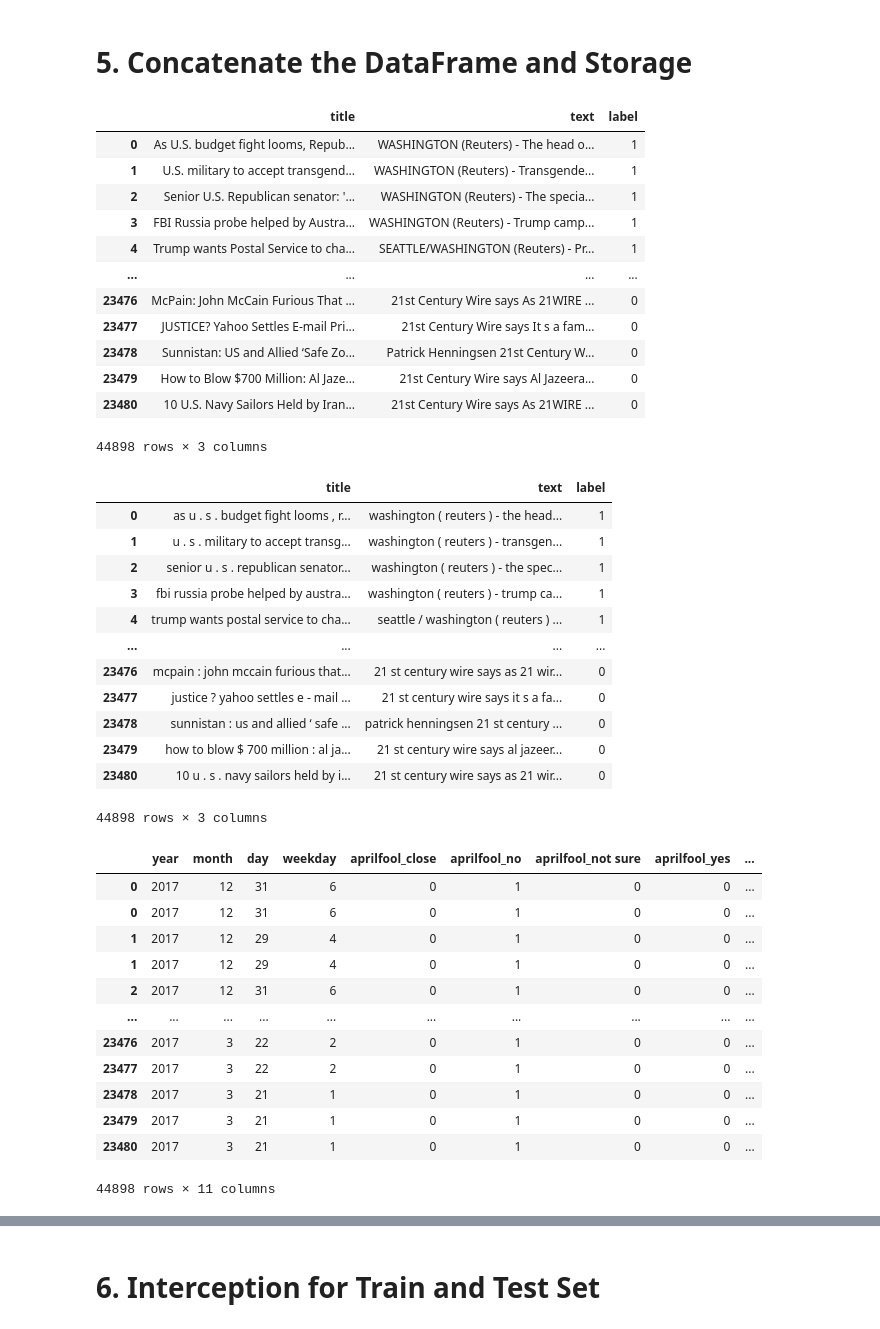
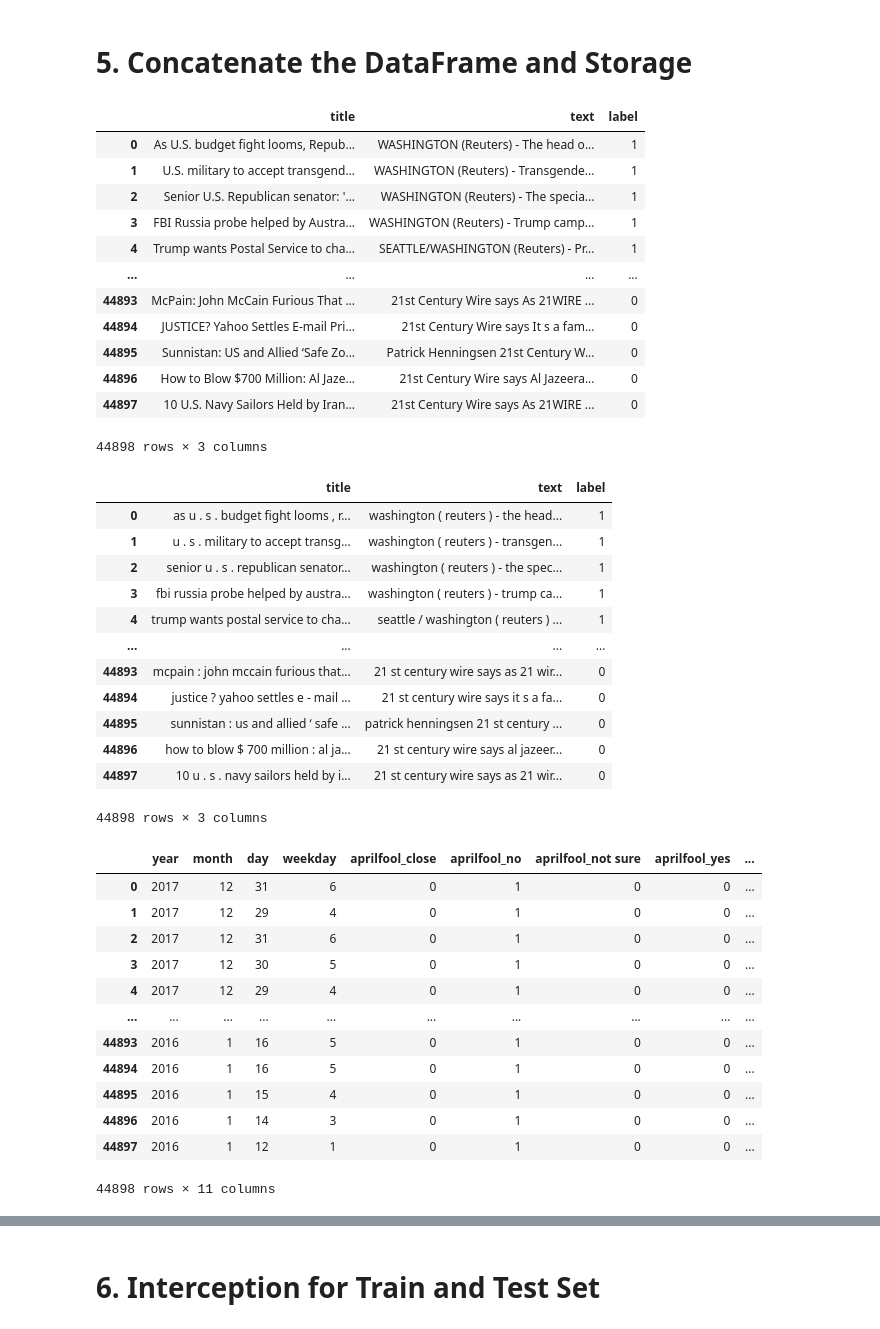
Before and after one commit to james4workspace/FakeNewsDetector, a Jupyter notebook: Step1_Preprocessing.ipynb, the cells around one changed output, grey strips where cells are left out. Saved outputs shown, nothing was run; the diff lists cells and outputs as text; code cells hidden in the pictures.

```diff
--- a/Step1_Preprocessing.ipynb
+++ b/Step1_Preprocessing.ipynb
@@ -57,3 +73,7 @@ df_all = pd.concat([df_true,df_fake])
+# %%
+# reset index
+df_all = df_all.reset_index()
+df_all = df_all.drop(columns=['index'])
 # %%
 df_all
 # %% [output]
@@ -412,11 +432,11 @@ df_all
 | 3 | FBI Russia probe helped by Austra... | WASHINGTON (Reuters) - Trump camp... | 1 |
 | 4 | Trump wants Postal Service to cha... | SEATTLE/WASHINGTON (Reuters) - Pr... | 1 |
 | ... | ... | ... | ... |
-| 23476 | McPain: John McCain Furious That ... | 21st Century Wire says As 21WIRE ... | 0 |
-| 23477 | JUSTICE? Yahoo Settles E-mail Pri... | 21st Century Wire says It s a fam... | 0 |
-| 23478 | Sunnistan: US and Allied ‘Safe Zo... | Patrick Henningsen 21st Century W... | 0 |
-| 23479 | How to Blow $700 Million: Al Jaze... | 21st Century Wire says Al Jazeera... | 0 |
-| 23480 | 10 U.S. Navy Sailors Held by Iran... | 21st Century Wire says As 21WIRE ... | 0 |
+| 44893 | McPain: John McCain Furious That ... | 21st Century Wire says As 21WIRE ... | 0 |
+| 44894 | JUSTICE? Yahoo Settles E-mail Pri... | 21st Century Wire says It s a fam... | 0 |
+| 44895 | Sunnistan: US and Allied ‘Safe Zo... | Patrick Henningsen 21st Century W... | 0 |
+| 44896 | How to Blow $700 Million: Al Jaze... | 21st Century Wire says Al Jazeera... | 0 |
+| 44897 | 10 U.S. Navy Sailors Held by Iran... | 21st Century Wire says As 21WIRE ... | 0 |
 44898 rows × 3 columns
 # %%
 df_all['title'] = array_title2
@@ -431,28 +451,28 @@ df_all
 | 3 | fbi russia probe helped by austra... | washington ( reuters ) - trump ca... | 1 |
 | 4 | trump wants postal service to cha... | seattle / washington ( reuters ) ... | 1 |
 | ... | ... | ... | ... |
-| 23476 | mcpain : john mccain furious that... | 21 st century wire says as 21 wir... | 0 |
-| 23477 | justice ? yahoo settles e - mail ... | 21 st century wire says it s a fa... | 0 |
-| 23478 | sunnistan : us and allied ‘ safe ... | patrick henningsen 21 st century ... | 0 |
-| 23479 | how to blow $ 700 million : al ja... | 21 st century wire says al jazeer... | 0 |
-| 23480 | 10 u . s . navy sailors held by i... | 21 st century wire says as 21 wir... | 0 |
+| 44893 | mcpain : john mccain furious that... | 21 st century wire says as 21 wir... | 0 |
+| 44894 | justice ? yahoo settles e - mail ... | 21 st century wire says it s a fa... | 0 |
+| 44895 | sunnistan : us and allied ‘ safe ... | patrick henningsen 21 st century ... | 0 |
+| 44896 | how to blow $ 700 million : al ja... | 21 st century wire says al jazeer... | 0 |
+| 44897 | 10 u . s . navy sailors held by i... | 21 st century wire says as 21 wir... | 0 |
 44898 rows × 3 columns
 # %%
 # in order to make sure attributes other than text and title can be taken systematically, I put the other attributes ahead of title and text
-df_all = pd.merge(df_date, df_all, left_index=True, right_index=True)
+df_all = df_date.merge(right = df_all,how = 'inner', left_index=True, right_index=True)
 df_all
 # %% [output]
 |  | year | month | day | weekday | aprilfool_close | aprilfool_no | aprilfool_not sure | aprilfool_yes | ... |
 | 0 | 2017 | 12 | 31 | 6 | 0 | 1 | 0 | 0 | ... |
-| 0 | 2017 | 12 | 31 | 6 | 0 | 1 | 0 | 0 | ... |
-| 1 | 2017 | 12 | 29 | 4 | 0 | 1 | 0 | 0 | ... |
 | 1 | 2017 | 12 | 29 | 4 | 0 | 1 | 0 | 0 | ... |
 | 2 | 2017 | 12 | 31 | 6 | 0 | 1 | 0 | 0 | ... |
+| 3 | 2017 | 12 | 30 | 5 | 0 | 1 | 0 | 0 | ... |
+| 4 | 2017 | 12 | 29 | 4 | 0 | 1 | 0 | 0 | ... |
 | ... | ... | ... | ... | ... | ... | ... | ... | ... | ... |
-| 23476 | 2017 | 3 | 22 | 2 | 0 | 1 | 0 | 0 | ... |
-| 23477 | 2017 | 3 | 22 | 2 | 0 | 1 | 0 | 0 | ... |
-| 23478 | 2017 | 3 | 21 | 1 | 0 | 1 | 0 | 0 | ... |
-| 23479 | 2017 | 3 | 21 | 1 | 0 | 1 | 0 | 0 | ... |
-| 23480 | 2017 | 3 | 21 | 1 | 0 | 1 | 0 | 0 | ... |
+| 44893 | 2016 | 1 | 16 | 5 | 0 | 1 | 0 | 0 | ... |
+| 44894 | 2016 | 1 | 16 | 5 | 0 | 1 | 0 | 0 | ... |
+| 44895 | 2016 | 1 | 15 | 4 | 0 | 1 | 0 | 0 | ... |
+| 44896 | 2016 | 1 | 14 | 3 | 0 | 1 | 0 | 0 | ... |
+| 44897 | 2016 | 1 | 12 | 1 | 0 | 1 | 0 | 0 | ... |
 44898 rows × 11 columns
 # %%
```
Also changed, not shown: parts of 12 cells of this notebook.
